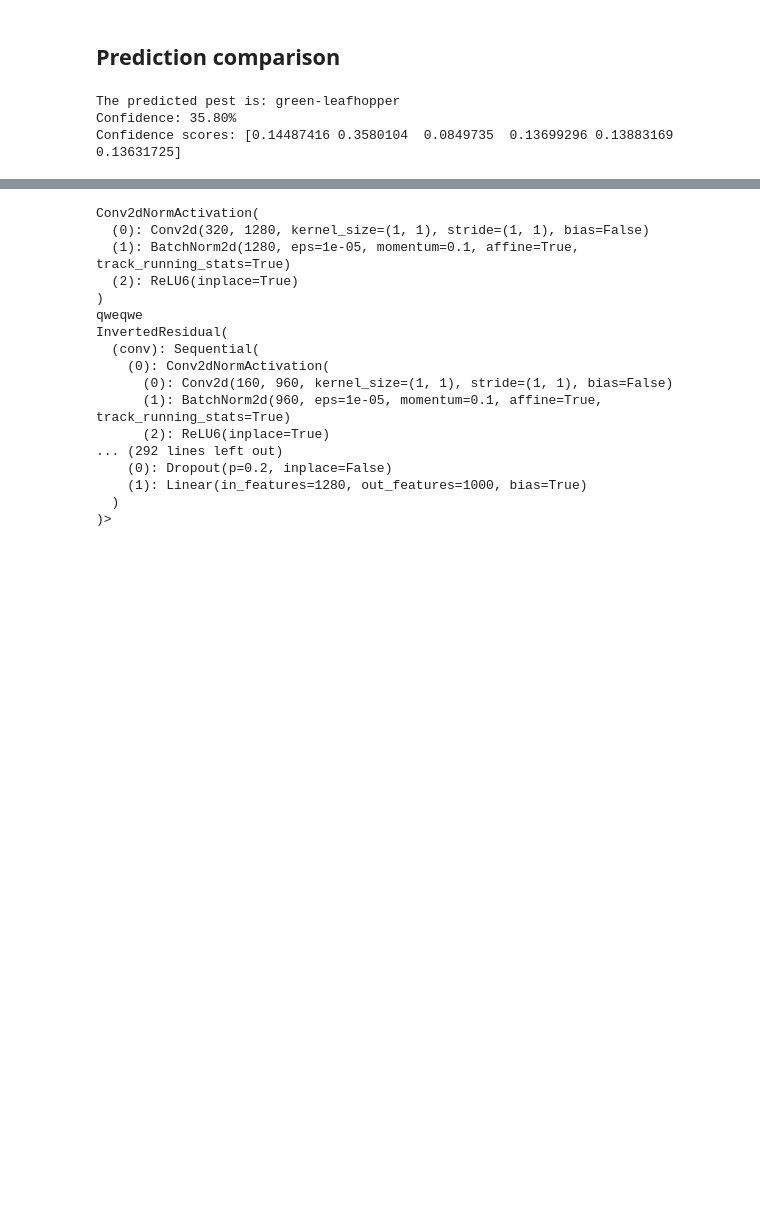
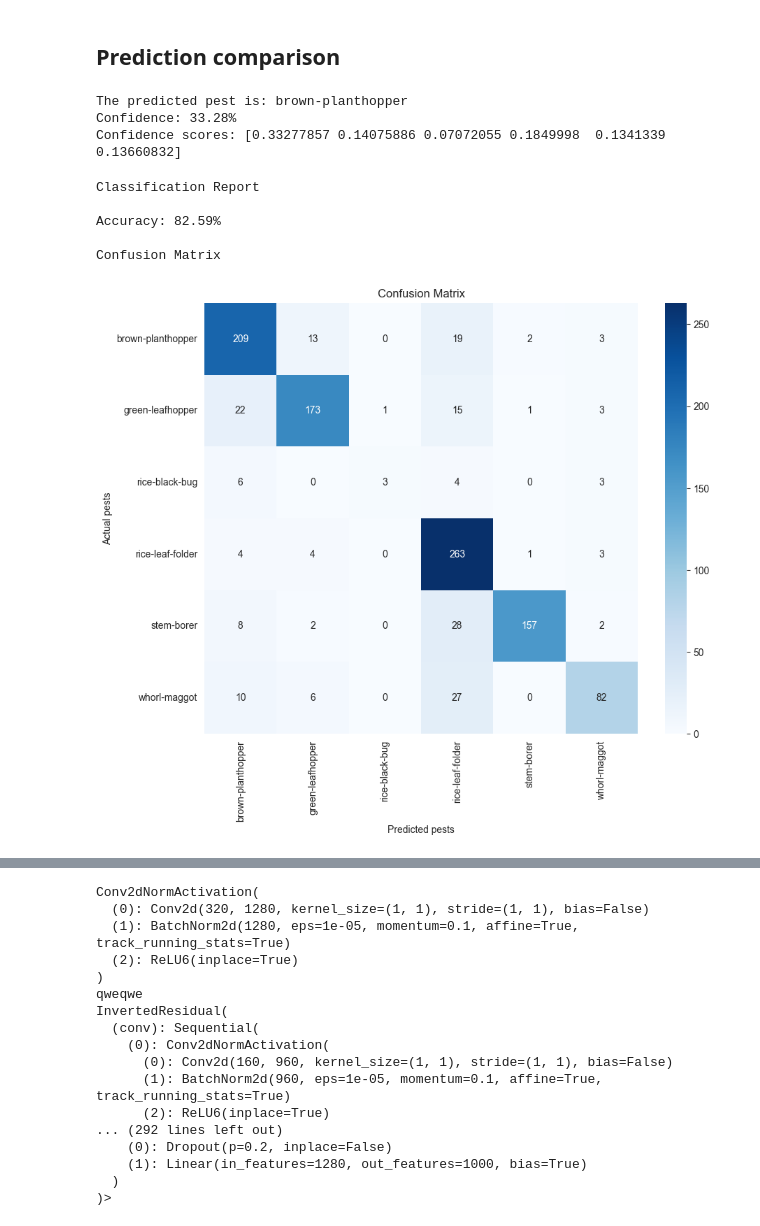
Before and after one commit to Zaphelious/rice-pest-classification, a Jupyter notebook: Thesis.ipynb, the cells around one changed output, grey strips where cells are left out. Cells and saved outputs as stored; diff of their text form; code cells hidden in the pictures; blank space fills up the shorter version.

```diff
--- a/Thesis.ipynb
+++ b/Thesis.ipynb
@@ -299,6 +296,17 @@ class PestClassifierMobileNetV2(nn.Module):
 
         for param in self.base_model.features[-4].parameters():
             param.requires_grad = True
+
+    def unfreeze_fifth_inverse_residual(self):
+
+        print("\nUnfreezing the fifth last convolutional block for fine-tuning...")
+        for param in self.base_model.features[-5].parameters():
+            param.requires_grad = True
+
+    def unfreezing_sixth_inverse_residual(self):
+        print("\nUnfreezing the sixth last convolutional block for fine-tuning...")
+        for param in self.base_model.features[-6].parameters():
+            param.requires_grad = True
 # %%
 import torch
 from tqdm import tqdm
@@ -645,7 +685,7 @@ def eval_metrics(model, testLoader, classes_names, device):
     total_predictions = []
     true_labels = []
 
-    with torch.no_grad:
+    with torch.no_grad():
 
         for input, labels in tqdm(testLoader):
             input, labels = input.to(device), labels.to(device)
@@ -658,7 +698,7 @@ def eval_metrics(model, testLoader, classes_names, device):
 
 
     y_true = np.array(true_labels)
-    y_true = np.array(total_predictions)
+    y_pred = np.array(total_predictions)
 
     print('Classification Report')
     report = classification_report(y_true, y_pred, target_names=classes_names)
@@ -678,7 +718,7 @@ def eval_metrics(model, testLoader, classes_names, device):
     plt.xlabel('Predicted pests')
     plt.show()
 
-    return y_true, y_true
+    return y_true, y_pred
 
 def save_evalution_result(total_predictions, true_labels):
 
@@ -708,21 +748,32 @@ weighted avg       0.70      0.60      0.61         5
 # %%
 import torchvision.models as models
 
 classes_names = train_set.classes
 hardware = torch.device('cuda' if torch.cuda.is_available() else 'cpu')
 model_inference = PestClassifierMobileNetV2(num_classes=len(classes_names), margin=4)
 model_inference.load_state_dict(torch.load('models/v2/Advance/MobileNetV2_rice_pest_classificationV5.pt', map_location=hardware))
-image_path = 'datasets/val/green-leafhopper/9 (352).jpg'
+image_path =  'unrelated_data/505539566_1652348148735403_5558773441732726122_n.jpg'
 
 pest, confidence_score, all_scores = predict_single_image(model=model_inference, image_path=image_path, classes=classes_names, transform=validation_pipeline, device=hardware)
 
 print(f"The predicted pest is: {pest}")
 print(f"Confidence: {confidence_score * 100:.2f}%")
 print(f"Confidence scores: {all_scores}")
+
+
+true, pred = eval_metrics(model_inference, validation_loader, classes_names, hardware)
+#
+# save_evalution_result(true, pred)
 # %% [output]
-The predicted pest is: green-leafhopper
-Confidence: 35.80%
-Confidence scores: [0.14487416 0.3580104  0.0849735  0.13699296 0.13883169 0.13631725]
+The predicted pest is: brown-planthopper
+Confidence: 33.28%
+Confidence scores: [0.33277857 0.14075886 0.07072055 0.1849998  0.1341339  0.13660832]
+Classification Report
+
+Accuracy: 82.59%
+
+Confusion Matrix
+[figure, added]
 # %%
 import torchvision.models as models
 
```
Also changed, not shown: parts of 11 cells of this notebook.
